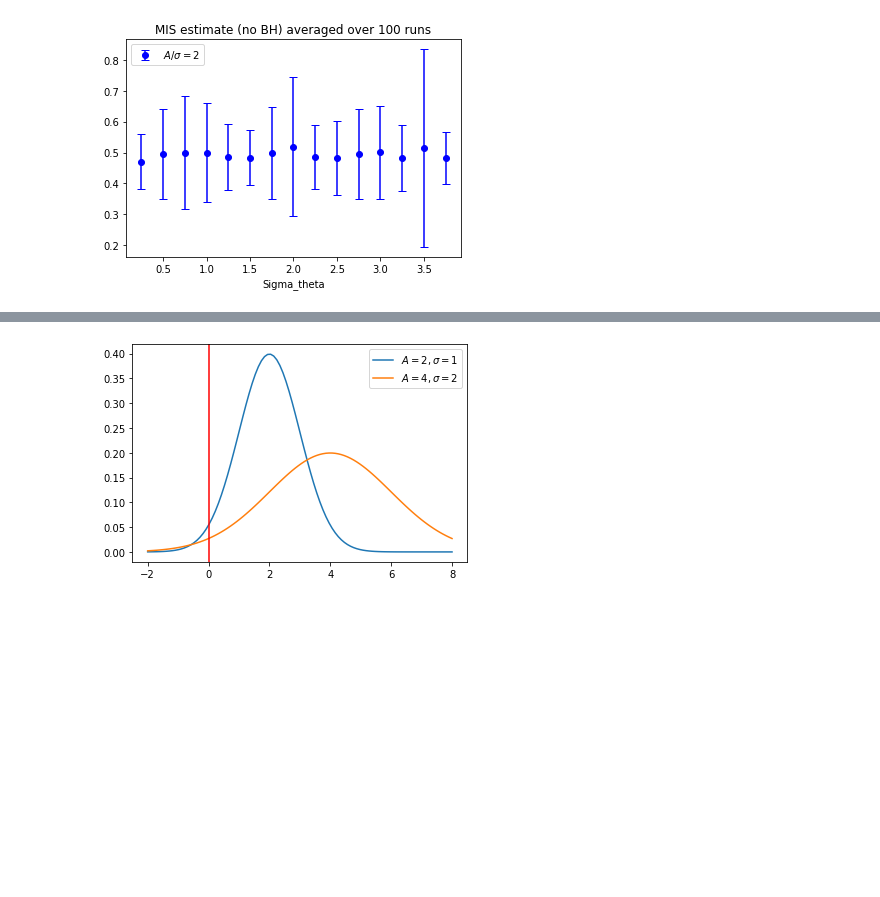
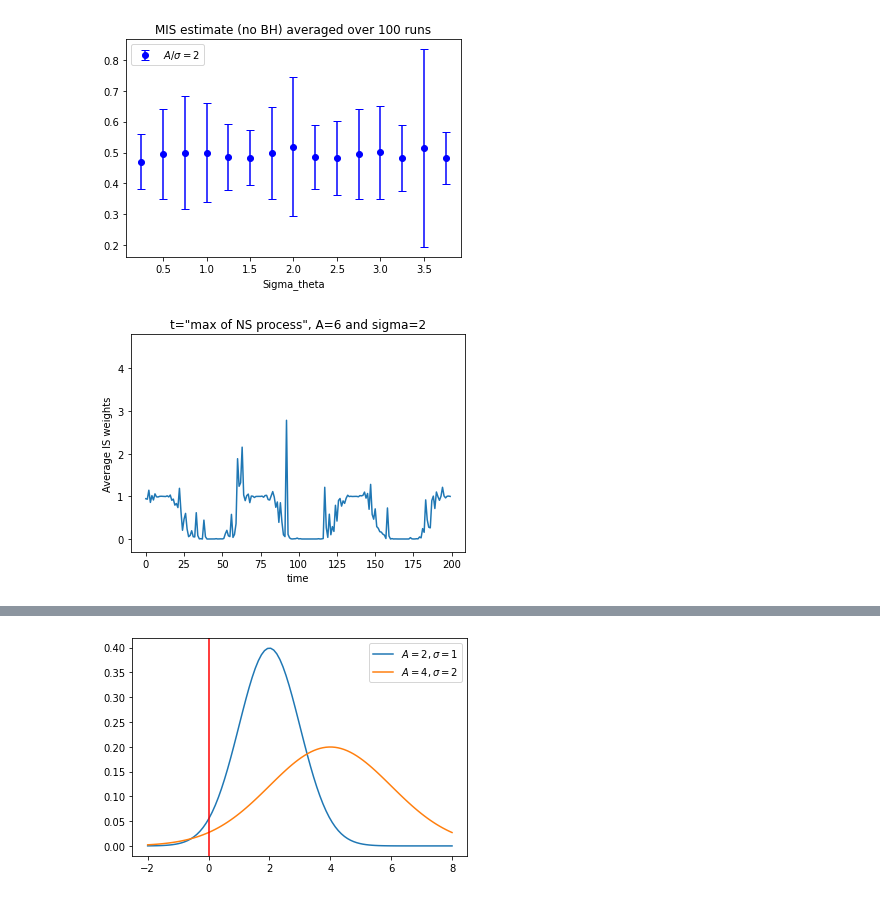
Before and after one commit to francescovidaich964/Como_lake, a Jupyter notebook: bandit_tests/non-stat_contextual_bandits.ipynb, the cells around one changed output, grey strips where cells are left out. Drawn from its saved outputs; the diff is of its cells as text; code cells hidden in the pictures; blank space fills up the shorter version.

Commit message:
Files for objects + tests on A/sigma ratios

```diff
--- a/bandit_tests/non-stat_contextual_bandits.ipynb
+++ b/bandit_tests/non-stat_contextual_bandits.ipynb
@@ -696,12 +398,23 @@ all_IS_weights = np.zeros((replicas, alpha))
 for i in range(replicas):
 
     # Create new hyperpolicy and play it
-    nu  = hyperpolicy(param_based, A=9, phi=0.1, psi=np.pi, sigma_theta=3)
+    nu  = hyperpolicy(param_based, A=6, phi=0.1, psi=np.pi, sigma_theta=2)
     env = environment(NS_context, remove_context, A=0.5, phi=0.1, psi=np.pi)
     contexts, thetas, rewards, actions, NS_process, theta_means = env.play(nu, n_steps=t, get_p=get_p)
 
     # Evaluate the performance
     all_IS_weights[i] = MIS_estimator_other(nu, thetas, rewards, alpha, beta)[2]
+# %%
+### Plot results
+avg_estims = all_IS_weights.mean(axis=0)
+plt.plot(avg_estims)
+plt.xlabel('time')
+plt.ylabel('Average IS weights')
+plt.ylim(-0.3,4.8)
+plt.title('t="max of NS process", A=6 and sigma=2')
+plt.show()
+# %% [output]
+[figure, added]
 # %%
 ### Plot results
 avg_estims = all_IS_weights.mean(axis=0)
```
Also changed, not shown: parts of 26 cells of this notebook, 3 other files.
